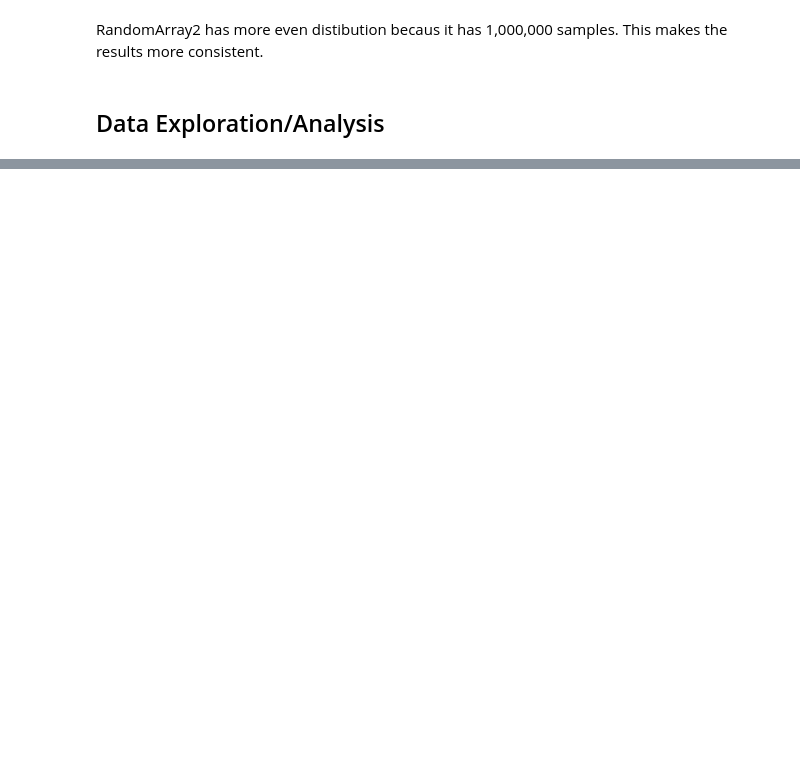
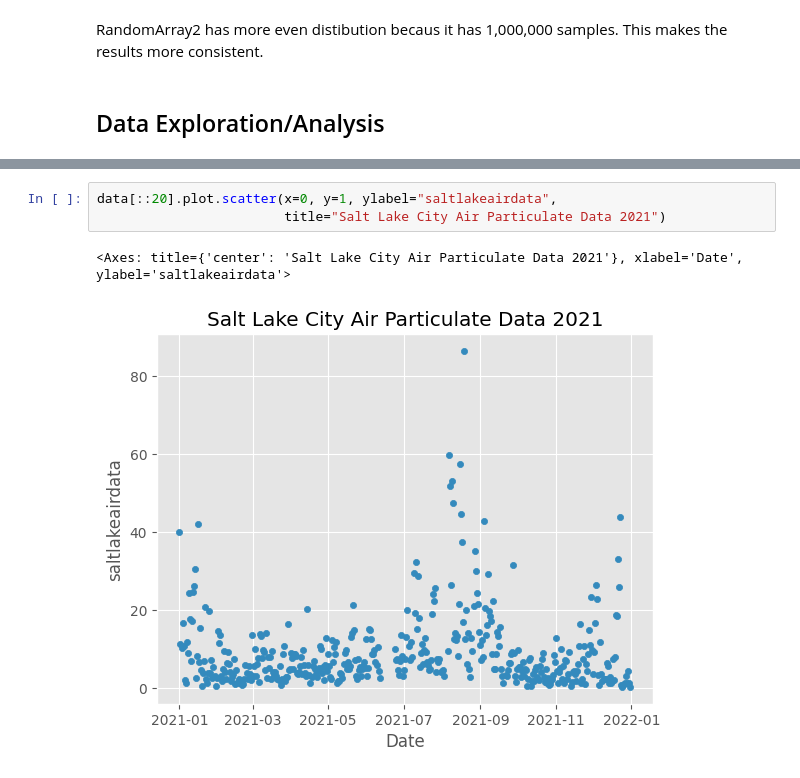
Before and after one commit to ctibby/python_statistics, a Jupyter notebook: pythonstatistics/pythonstatistics.ipynb, the cells around one changed output, grey strips where cells are left out. Saved outputs shown, nothing was run; the diff lists cells and outputs as text; blank space fills up the shorter version.

```diff
--- a/pythonstatistics/pythonstatistics.ipynb
+++ b/pythonstatistics/pythonstatistics.ipynb
@@ -125,0 +135,6 @@ data.describe()
+# %%
+data[::20].plot.scatter(x=0, y=1, ylabel="saltlakeairdata",
+                        title="Salt Lake City Air Particulate Data 2021")
+# %% [output]
+<Axes: title={'center': 'Salt Lake City Air Particulate Data 2021'}, xlabel='Date', ylabel='saltlakeairdata'>
+[figure, added]
```
Also changed, not shown: parts of 19 cells of this notebook.
